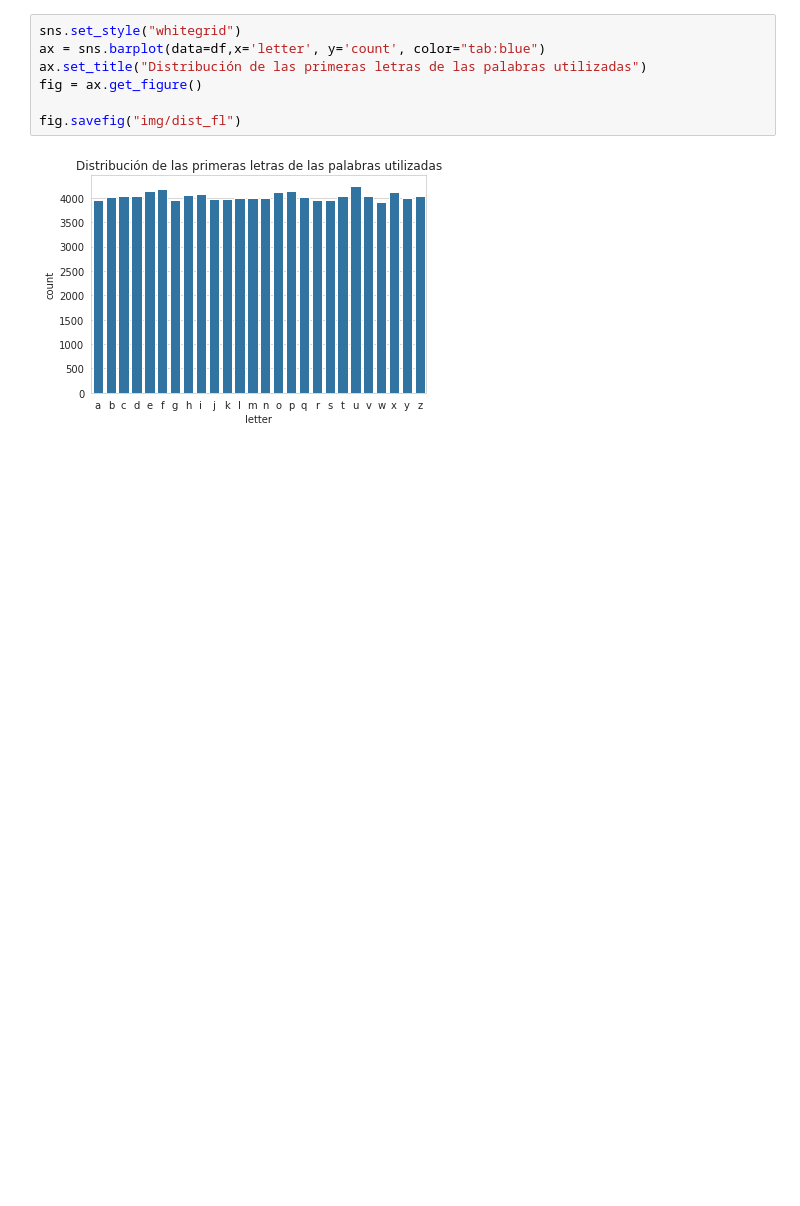
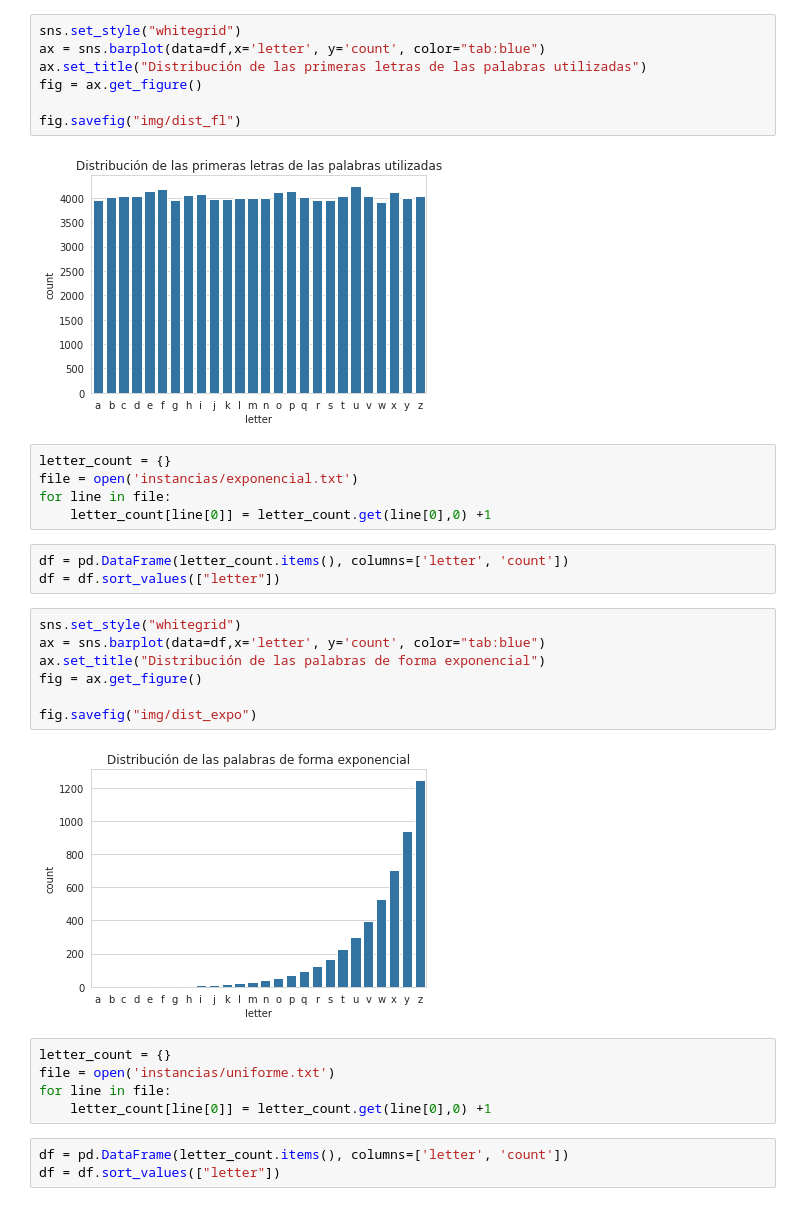
Before and after one commit to sebasbocaccio/SistemasOperativos-TP, a Jupyter notebook: exp/dist_palabras.ipynb, the cells around one changed output. Cells and saved outputs as stored; diff of their text form; blank space fills up the shorter version.

```diff
--- a/exp/dist_palabras.ipynb
+++ b/exp/dist_palabras.ipynb
@@ -29,3 +29,28 @@ fig = ax.get_figure()
 fig.savefig("img/dist_fl")
 # %% [output]
 [figure]
+# %%
+letter_count = {}
+file = open('instancias/exponencial.txt')
+for line in file:
+    letter_count[line[0]] = letter_count.get(line[0],0) +1
+# %%
+df = pd.DataFrame(letter_count.items(), columns=['letter', 'count'])
+df = df.sort_values(["letter"])
+# %%
+sns.set_style("whitegrid")
+ax = sns.barplot(data=df,x='letter', y='count', color="tab:blue")
+ax.set_title("Distribución de las palabras de forma exponencial")
+fig = ax.get_figure()
+
+fig.savefig("img/dist_expo")
+# %% [output]
+[figure, added]
+# %%
+letter_count = {}
+file = open('instancias/uniforme.txt')
+for line in file:
+    letter_count[line[0]] = letter_count.get(line[0],0) +1
+# %%
+df = pd.DataFrame(letter_count.items(), columns=['letter', 'count'])
+df = df.sort_values(["letter"])
```
Also changed, not shown: parts of 4 cells of this notebook, 42 other files.
